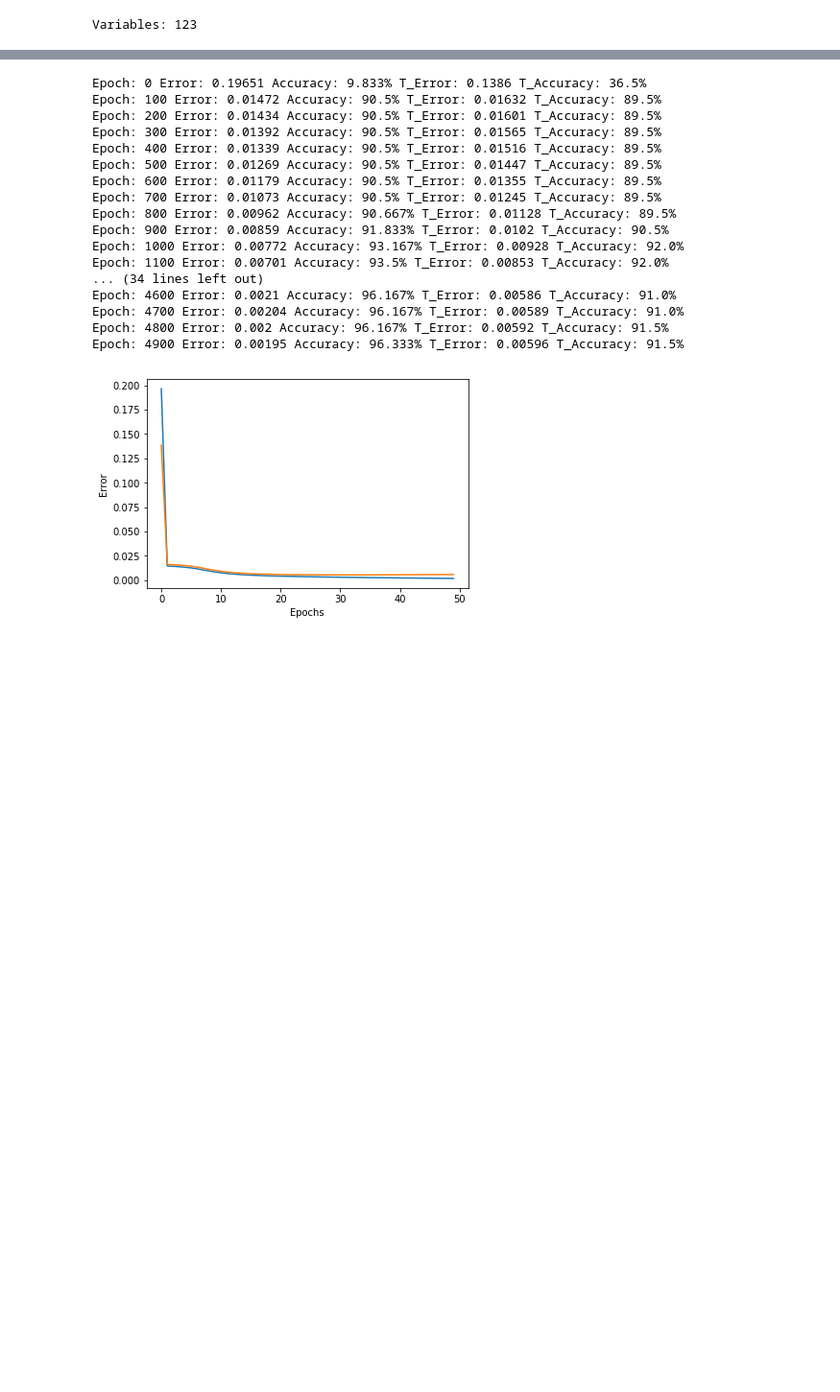
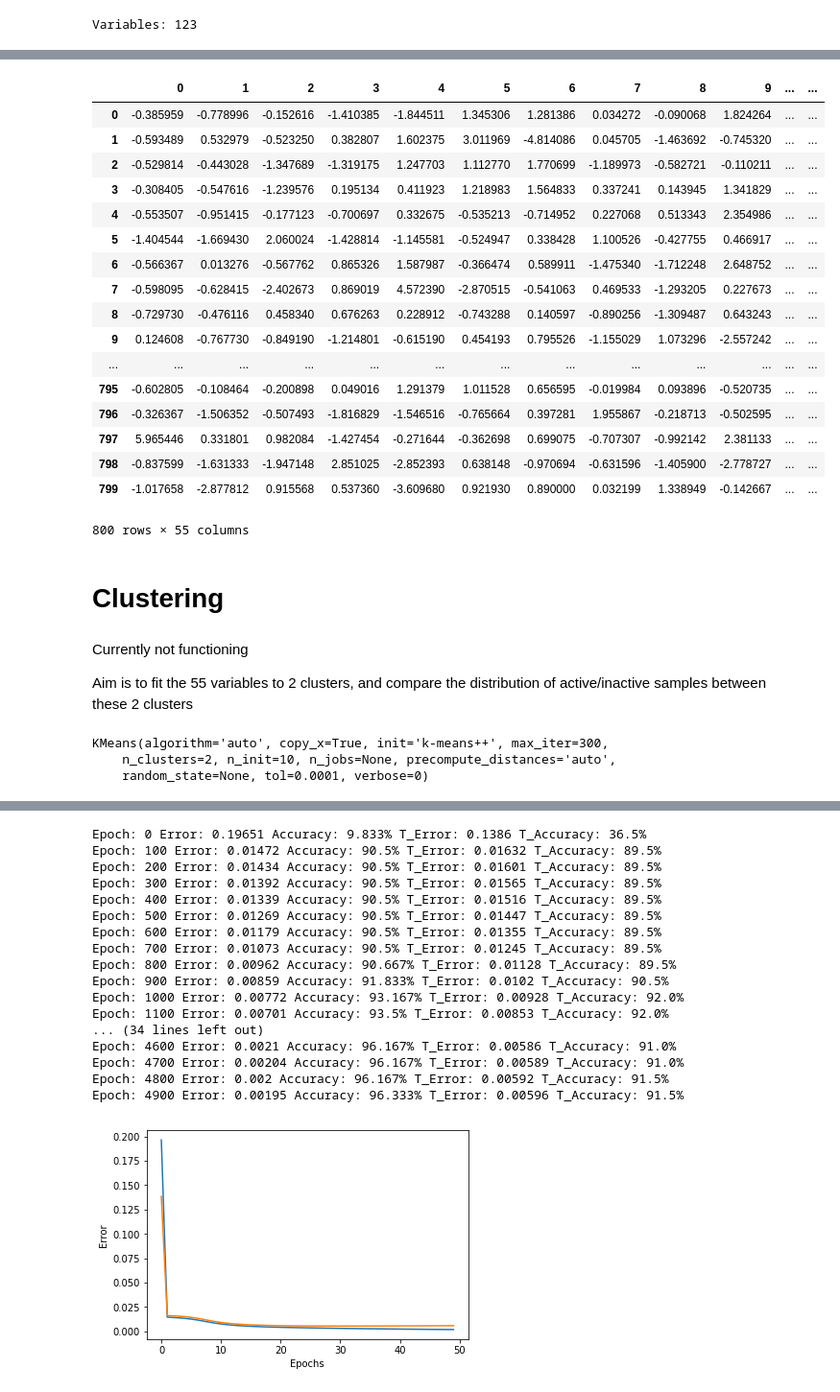
Before and after one commit to JoeFd/Dorothea, a Jupyter notebook: Dorothea_JF.ipynb, the cells around one changed output, grey strips where cells are left out. Shown at 96% size. Saved outputs shown, nothing was run; the diff lists cells and outputs as text; code cells hidden in the pictures; blank space fills up the shorter version.

Commit message:
Updated script
PCA working, Clustering not yet functioning although already calculated to not give any meaningful result

```diff
--- a/Dorothea_JF.ipynb
+++ b/Dorothea_JF.ipynb
@@ -48,0 +42,15 @@ sum_var
+# %%
+n_PCA = 0 #Number of Principal Components
+sum_var = 0 #Variance retained by reduced number of components
+var_tgt = 0.6 #Target retained variance
+x=StandardScaler().fit_transform(data_mod.values)
+
+for j in range(1, len(data_mod.columns) - 1):
+    if sum_var < var_tgt:
+        n_PCA = j
+        data_pca = decomposition.PCA(n_components = n_PCA)
+        principalComponents = data_pca.fit_transform(x)
+        var = data_pca.explained_variance_ratio_
+        sum_var += var[j - 1]
+        print("No. Components: " + str(n_PCA) +
+              "   Retained Variance: " + str(round(sum_var, 3)))
@@ -48,0 +91,31 @@ sum_var
+# %%
+principalDf = pd.DataFrame(data = principalComponents)
+# %%
+principalDf #Rows = Data input row; total no.rows = 800
+#Columns = Each variable value (i.e. 0 or 1) multiplied by that variable's PCA coefficient
+#One column for each set of PCA coefficients; total no. columns = n_PCA
+# %% [output]
+|  | 0 | 1 | 2 | 3 | 4 | 5 | 6 | 7 | 8 | 9 | ... | ... |
+| 0 | -0.385959 | -0.778996 | -0.152616 | -1.410385 | -1.844511 | 1.345306 | 1.281386 | 0.034272 | -0.090068 | 1.824264 | ... | ... |
+| 1 | -0.593489 | 0.532979 | -0.523250 | 0.382807 | 1.602375 | 3.011969 | -4.814086 | 0.045705 | -1.463692 | -0.745320 | ... | ... |
+| 2 | -0.529814 | -0.443028 | -1.347689 | -1.319175 | 1.247703 | 1.112770 | 1.770699 | -1.189973 | -0.582721 | -0.110211 | ... | ... |
+| 3 | -0.308405 | -0.547616 | -1.239576 | 0.195134 | 0.411923 | 1.218983 | 1.564833 | 0.337241 | 0.143945 | 1.341829 | ... | ... |
+| 4 | -0.553507 | -0.951415 | -0.177123 | -0.700697 | 0.332675 | -0.535213 | -0.714952 | 0.227068 | 0.513343 | 2.354986 | ... | ... |
+| 5 | -1.404544 | -1.669430 | 2.060024 | -1.428814 | -1.145581 | -0.524947 | 0.338428 | 1.100526 | -0.427755 | 0.466917 | ... | ... |
+| 6 | -0.566367 | 0.013276 | -0.567762 | 0.865326 | 1.587987 | -0.366474 | 0.589911 | -1.475340 | -1.712248 | 2.648752 | ... | ... |
+| 7 | -0.598095 | -0.628415 | -2.402673 | 0.869019 | 4.572390 | -2.870515 | -0.541063 | 0.469533 | -1.293205 | 0.227673 | ... | ... |
+| 8 | -0.729730 | -0.476116 | 0.458340 | 0.676263 | 0.228912 | -0.743288 | 0.140597 | -0.890256 | -1.309487 | 0.643243 | ... | ... |
+| 9 | 0.124608 | -0.767730 | -0.849190 | -1.214801 | -0.615190 | 0.454193 | 0.795526 | -1.155029 | 1.073296 | -2.557242 | ... | ... |
+| ... | ... | ... | ... | ... | ... | ... | ... | ... | ... | ... | ... | ... |
+| 795 | -0.602805 | -0.108464 | -0.200898 | 0.049016 | 1.291379 | 1.011528 | 0.656595 | -0.019984 | 0.093896 | -0.520735 | ... | ... |
+| 796 | -0.326367 | -1.506352 | -0.507493 | -1.816829 | -1.546516 | -0.765664 | 0.397281 | 1.955867 | -0.218713 | -0.502595 | ... | ... |
+| 797 | 5.965446 | 0.331801 | 0.982084 | -1.427454 | -0.271644 | -0.362698 | 0.699075 | -0.707307 | -0.992142 | 2.381133 | ... | ... |
+| 798 | -0.837599 | -1.631333 | -1.947148 | 2.851025 | -2.852393 | 0.638148 | -0.970694 | -0.631596 | -1.405900 | -2.778727 | ... | ... |
+| 799 | -1.017658 | -2.877812 | 0.915568 | 0.537360 | -3.609680 | 0.921930 | 0.890000 | 0.032199 | 1.338949 | -0.142667 | ... | ... |
+800 rows × 55 columns
+# %% [markdown]
+# Clustering
+# %% [markdown]
+Currently not functioning
+
+Aim is to fit the 55 variables to 2 clusters, and compare the distribution of active/inactive samples between these 2 clusters
@@ -48,0 +124,7 @@ sum_var
+# %%
+kmeans= cluster.KMeans(n_clusters = 2)
+kmeans.fit(principalDf)
+# %% [output]
+KMeans(algorithm='auto', copy_x=True, init='k-means++', max_iter=300,
+    n_clusters=2, n_init=10, n_jobs=None, precompute_distances='auto',
+    random_state=None, tol=0.0001, verbose=0)
```
Also changed, not shown: parts of 15 cells of this notebook.
